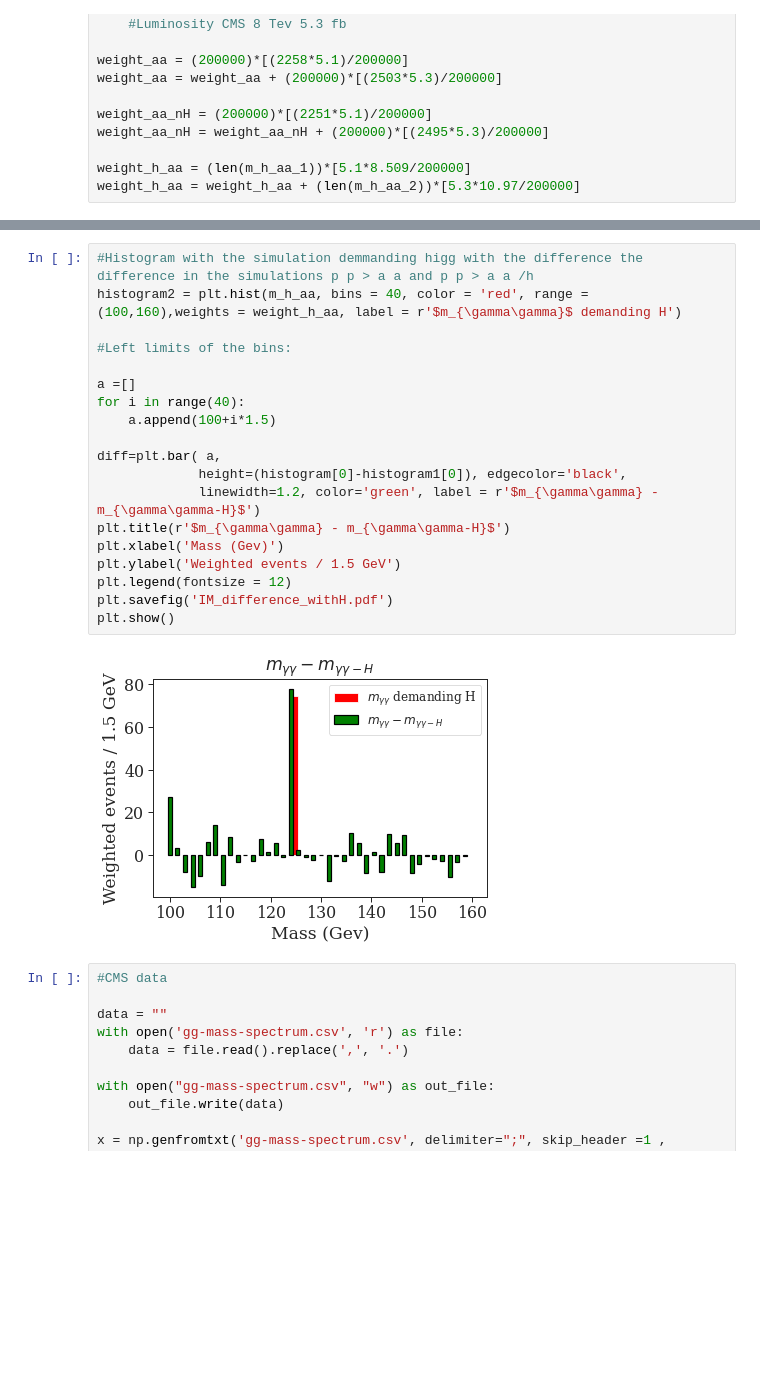
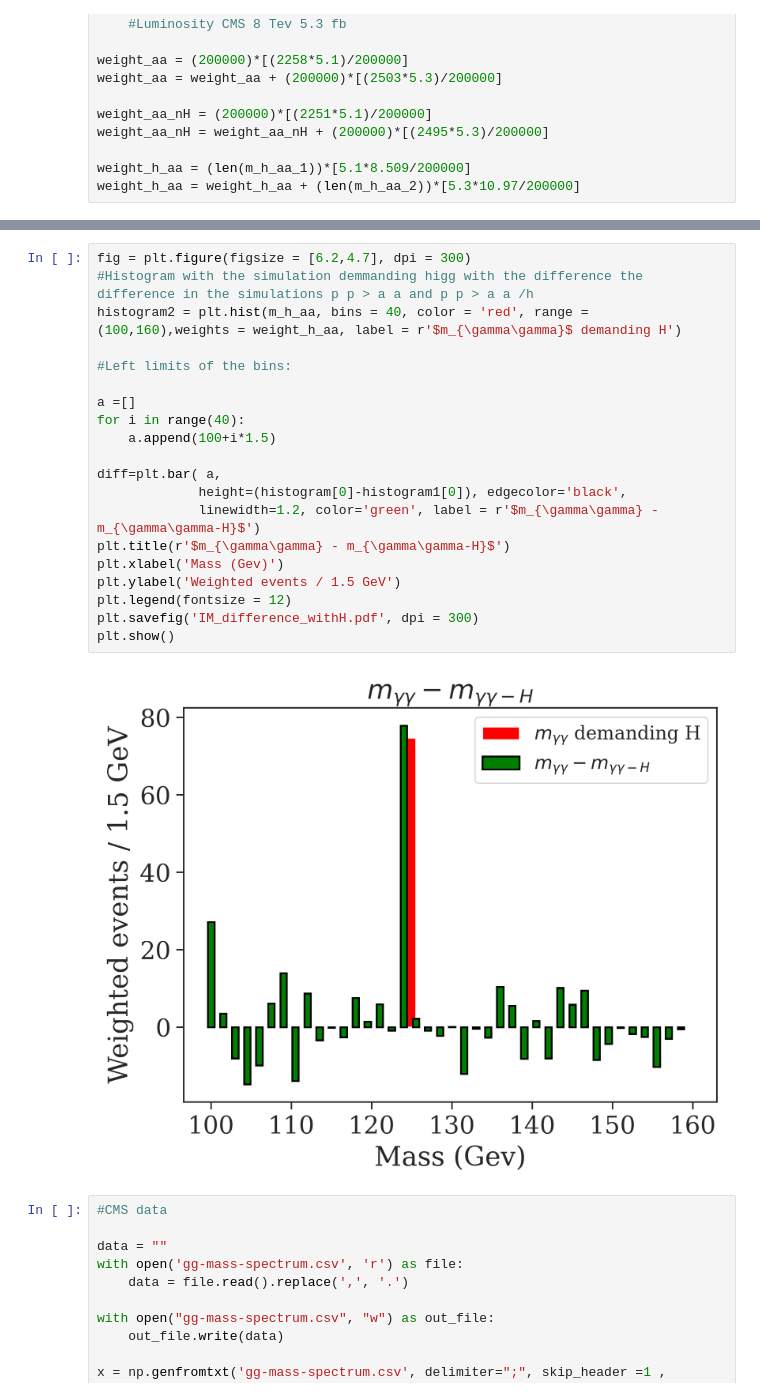
Before and after one commit to viniciusrocca/simulationsSM, a Jupyter notebook: pp2h2aa/Results_reproduction.ipynb, the cells around one changed output, grey strips where cells are left out. Saved outputs shown, nothing was run; the diff lists cells and outputs as text; blank space fills up the shorter version.

```diff
--- a/pp2h2aa/Results_reproduction.ipynb
+++ b/pp2h2aa/Results_reproduction.ipynb
@@ -210,24 +210,25 @@ plt.show()
 # %%
+fig = plt.figure(figsize = [6.2,4.7], dpi = 300)
 #Histogram with the simulation demmanding higg with the difference the difference in the simulations p p > a a and p p > a a /h
 histogram2 = plt.hist(m_h_aa, bins = 40, color = 'red', range = (100,160),weights = weight_h_aa, label = r'$m_{\gamma\gamma}$ demanding H')
 
 #Left limits of the bins:
 
 a =[]
 for i in range(40):
     a.append(100+i*1.5)
 
 diff=plt.bar( a,
              height=(histogram[0]-histogram1[0]), edgecolor='black',
              linewidth=1.2, color='green', label = r'$m_{\gamma\gamma} - m_{\gamma\gamma-H}$')
 plt.title(r'$m_{\gamma\gamma} - m_{\gamma\gamma-H}$')
 plt.xlabel('Mass (Gev)')
 plt.ylabel('Weighted events / 1.5 GeV')
 plt.legend(fontsize = 12)
-plt.savefig('IM_difference_withH.pdf')
+plt.savefig('IM_difference_withH.pdf', dpi = 300)
 plt.show()
 # %% [output]
-[figure, old version]
+[figure, new version]
 # %%
 #CMS data
 
```
Also changed, not shown: parts of 6 cells of this notebook, 1 other file.
